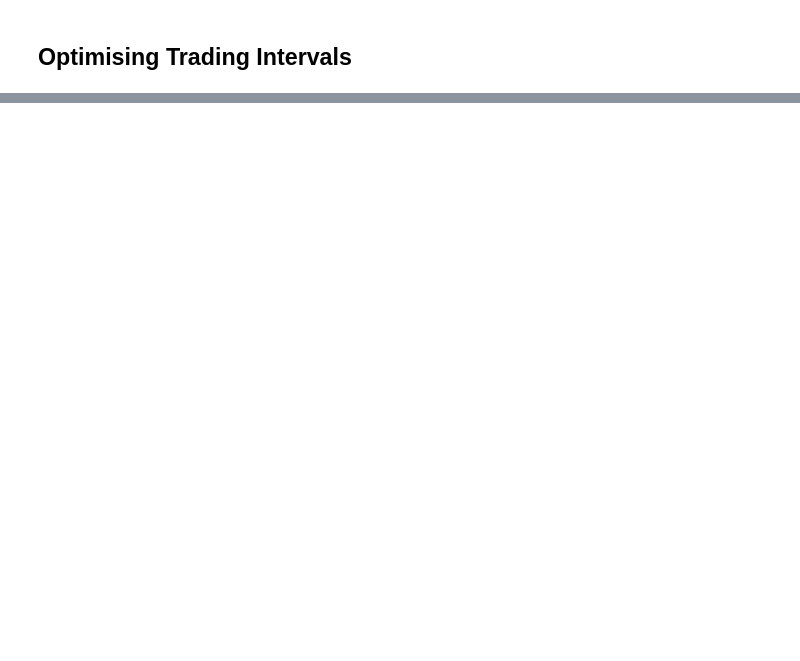
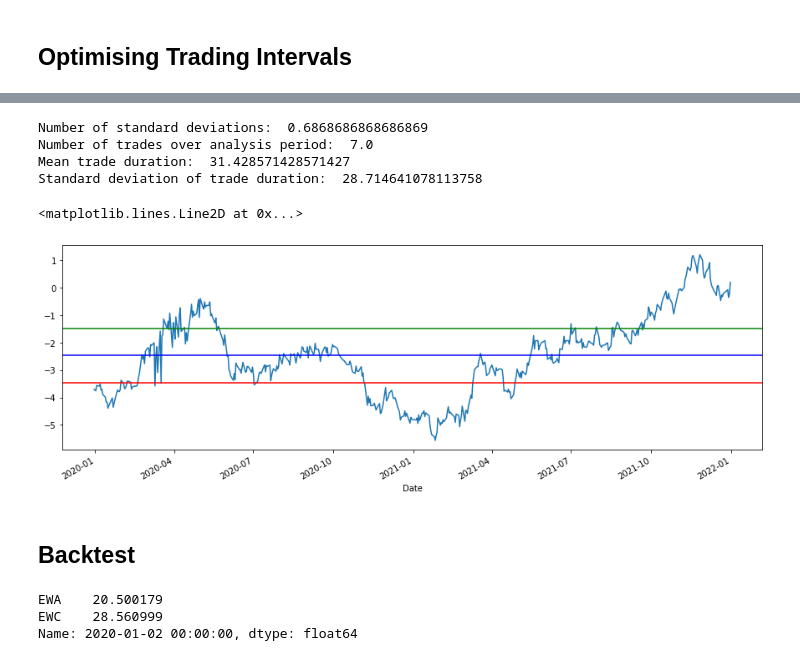
Before and after one commit to tristanritchie/statarb, a Jupyter notebook: scrap_book/StatArb Notepad.ipynb, the cells around one changed output, grey strips where cells are left out. Drawn from its saved outputs; the diff is of its cells as text; code cells hidden in the pictures; blank space fills up the shorter version.

```diff
--- a/scrap_book/StatArb Notepad.ipynb
+++ b/scrap_book/StatArb Notepad.ipynb
@@ -146,0 +195,28 @@ U_grid = np.linspace(0, (5*), num=50
+# %%
+# num_trades * std * spread_std
+res = strategy_stats[:, 1] * (strategy_stats[:, 0] * spread_std)
+index = np.argmax(res)
+optimal_strat = strategy_stats[index]
+
+print('Number of standard deviations: ',            optimal_strat[0])
+print('Number of trades over analysis period: ',    optimal_strat[1])
+print('Mean trade duration: ',                      optimal_strat[2])
+# %% [output]
+Number of standard deviations:  0.6868686868686869
+Number of trades over analysis period:  7.0
+Mean trade duration:  31.428571428571427
+Standard deviation of trade duration:  28.714641078113758
+# %%
+upper = spread_mean + (optimal_strat[0] * spread_std)
+lower = spread_mean - (optimal_strat[0] * spread_std)
+
+ax4 = df_spread.plot(figsize=(15, 5))
+
+ax4.axhline(y=lower, color='r', linestyle='-')
+ax4.axhline(y=upper, color='g', linestyle='-')
+ax4.axhline(y=spread_mean, color='b', linestyle='-')
+# %% [output]
+<matplotlib.lines.Line2D at 0x...>
+[figure, added]
+# %% [markdown]
+## Backtest
@@ -146,0 +267,6 @@ U_grid = np.linspace(0, (5*), num=50
+# %%
+print(df.iloc[1])
+# %% [output]
+EWA    20.500179
+EWC    28.560999
+Name: 2020-01-02 00:00:00, dtype: float64
```
Also changed, not shown: parts of 12 cells of this notebook.
